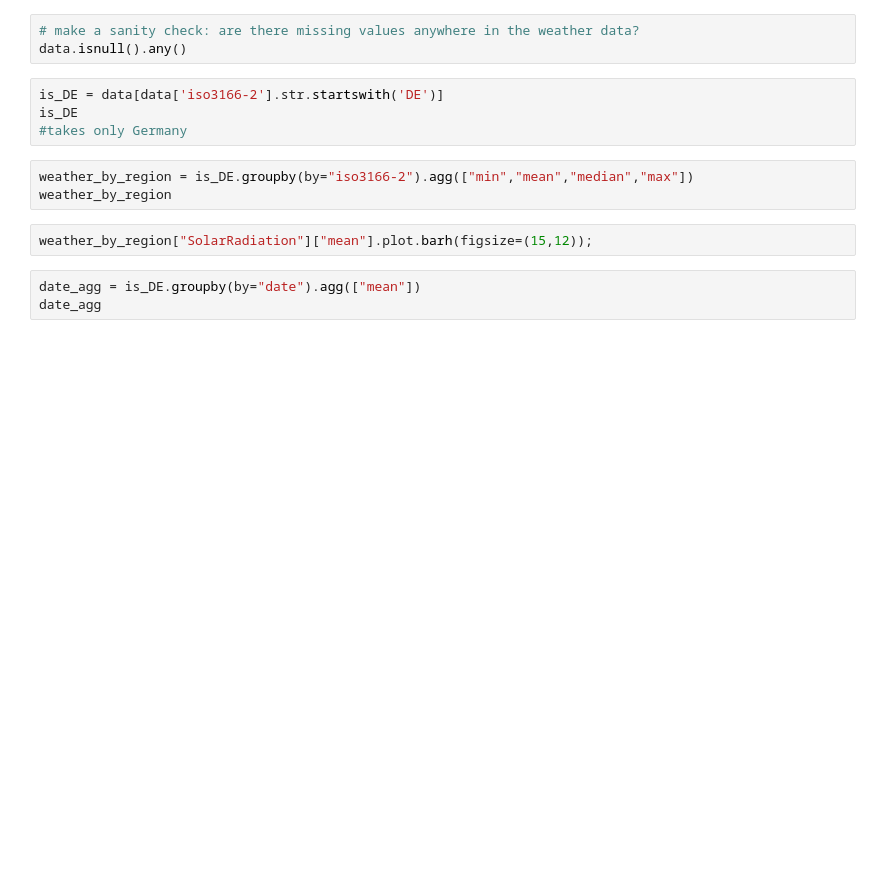
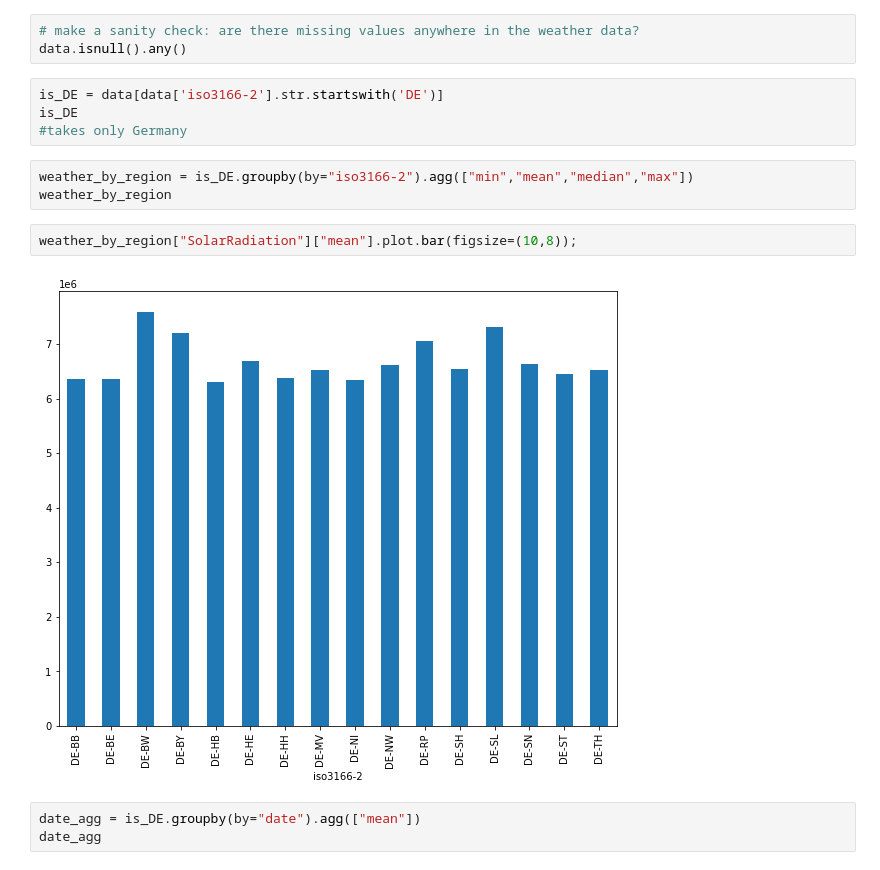
Before and after one commit to viggo-gascou/fyp2022p01g06, a Jupyter notebook: Notebooks/Group_F_proj.ipynb, the cells around one changed output. Drawn from its saved outputs; the diff is of its cells as text; blank space fills up the shorter version.

```diff
--- a/Notebooks/Group_F_proj.ipynb
+++ b/Notebooks/Group_F_proj.ipynb
@@ -26,7 +26,9 @@ is_DE
 weather_by_region = is_DE.groupby(by="iso3166-2").agg(["min","mean","median","max"])
 weather_by_region
 # %%
-weather_by_region["SolarRadiation"]["mean"].plot.barh(figsize=(15,12));
+weather_by_region["SolarRadiation"]["mean"].plot.bar(figsize=(10,8));
+# %% [output]
+[figure, added]
 # %%
 date_agg = is_DE.groupby(by="date").agg(["mean"])
 date_agg
```
Also changed, not shown: parts of 1 cell of this notebook.
